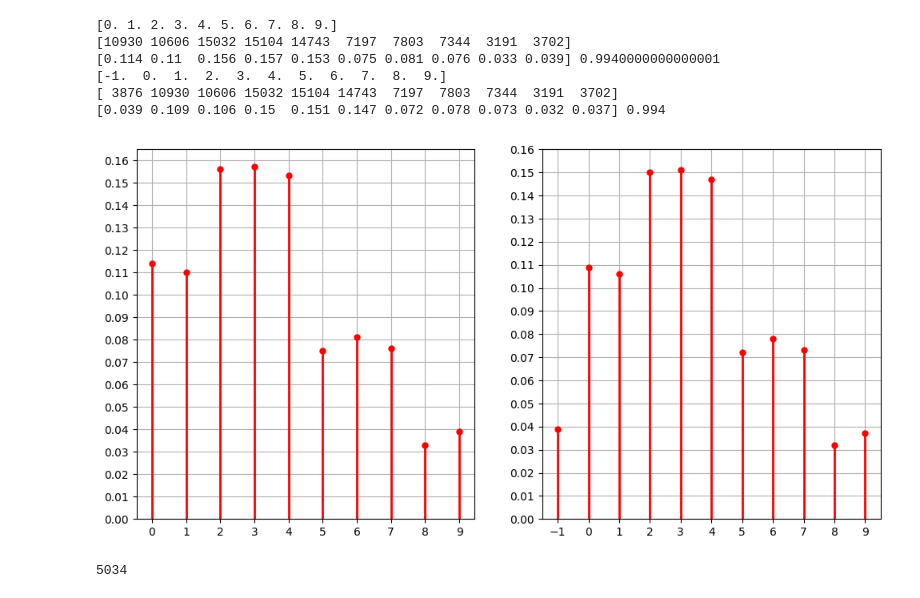
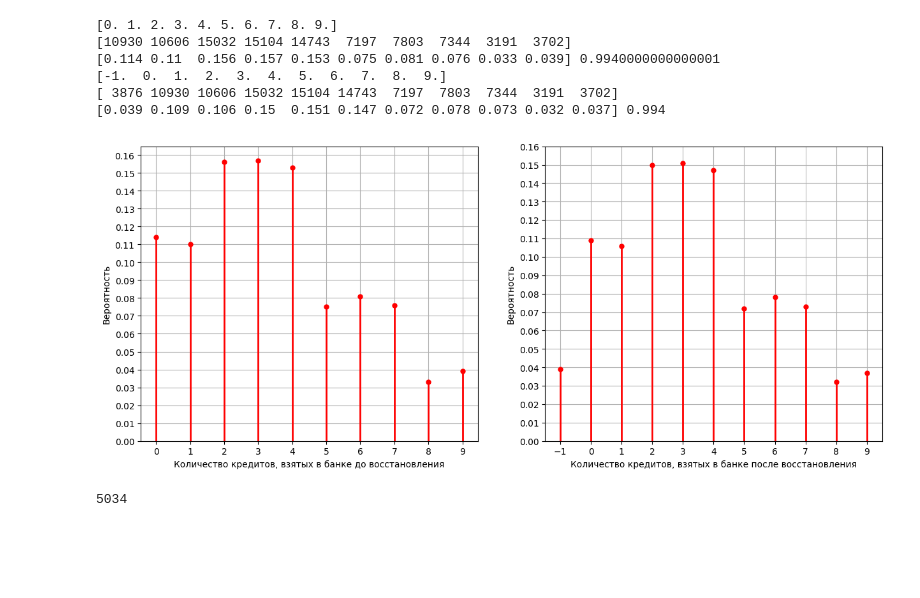
Before and after one commit to Ghukii/TMP-4sem-, a Jupyter notebook: Задание_6/Задание_6_13.ipynb, the cells around one changed output. Saved outputs shown, nothing was run; the diff lists cells and outputs as text; code cells hidden in the pictures; blank space fills up the shorter version.

```diff
--- a/Задание_6/Задание_6_13.ipynb
+++ b/Задание_6/Задание_6_13.ipynb
@@ -390,25 +387,31 @@ print(NoL_na_epmf, NoL_na_epmf.sum())
 [ 3876 10930 10606 15032 15104 14743  7197  7803  7344  3191  3702]
 [0.039 0.109 0.106 0.15  0.151 0.147 0.072 0.078 0.073 0.032 0.037] 0.994
 # %%
-plt.figure(figsize=(12, 6))
+plt.figure(figsize=(15, 6))
 
 plt.subplot(1, 2, 1)
 plt.plot(NoL_uniq, NoL_epmf, 'ro', ms=5, label='Эмпирическая функция вероятностей')
 plt.vlines(NoL_uniq, 0, NoL_epmf, colors='r', lw=2)
+plt.xlabel('Количество кредитов, взятых в банке до восстановления')
+plt.ylabel('Вероятность')
 plt.xticks(np.arange(0, 10, 1))
 plt.yticks(np.arange(0, 0.17, 0.01))
 plt.ylim(0)
 plt.grid()
 
 plt.subplot(1, 2, 2)
 plt.plot(NoL_na_uniq, NoL_na_epmf, 'ro', ms=5, label='Эмпирическая функция вероятностей')
 plt.vlines(NoL_na_uniq, 0, NoL_na_epmf, colors='r', lw=2)
+plt.xlabel('Количество кредитов, взятых в банке после восстановления')
+plt.ylabel('Вероятность')
 plt.xticks(np.arange(-1, 10, 1))
 plt.yticks(np.arange(0, 0.17, 0.01))
 plt.ylim(0)
 plt.grid()
+
+plt.show()
 # %% [output]
-[figure, old version]
+[figure, new version]
 # %%
 df['Monthly_Balance'].isna().sum()
 # %% [output]
```
Also changed, not shown: parts of 34 cells of this notebook.
